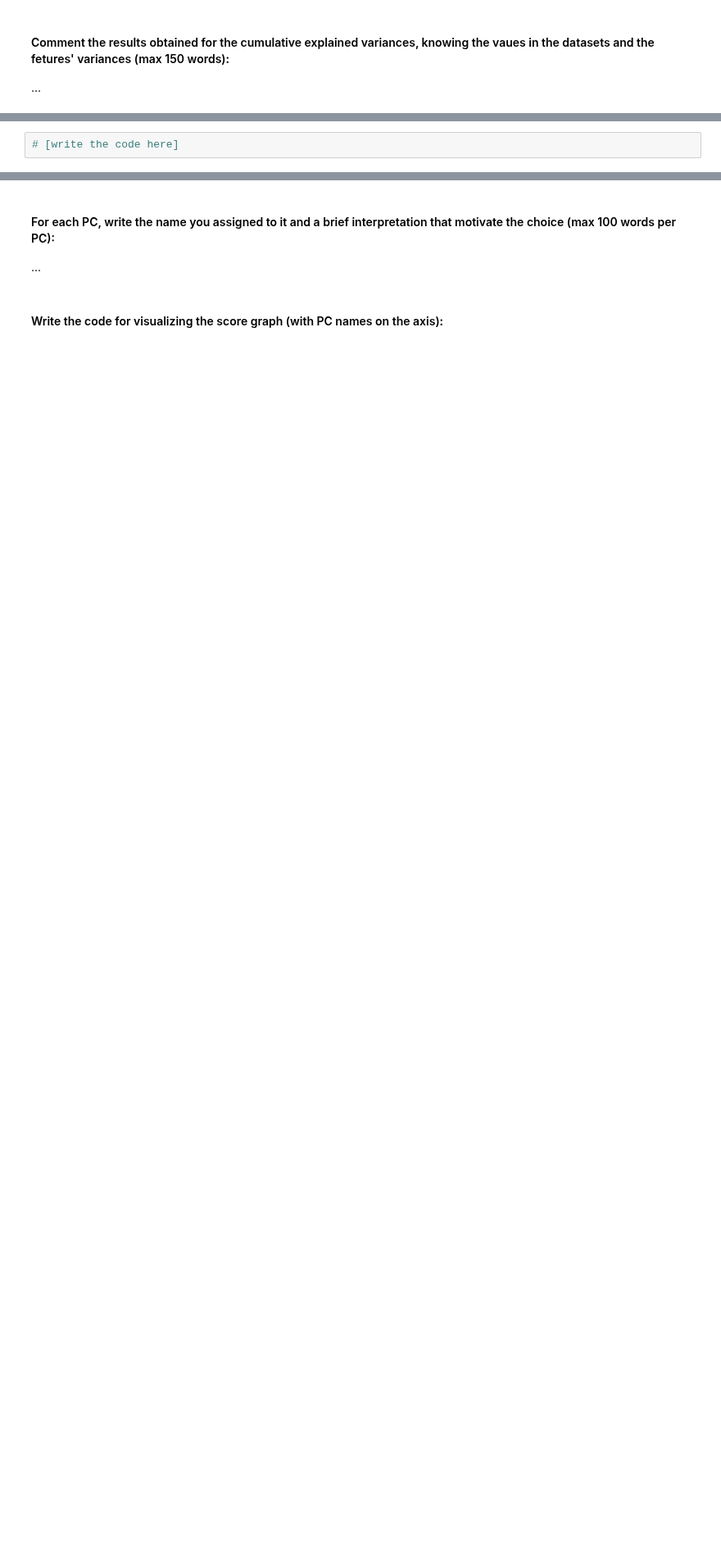
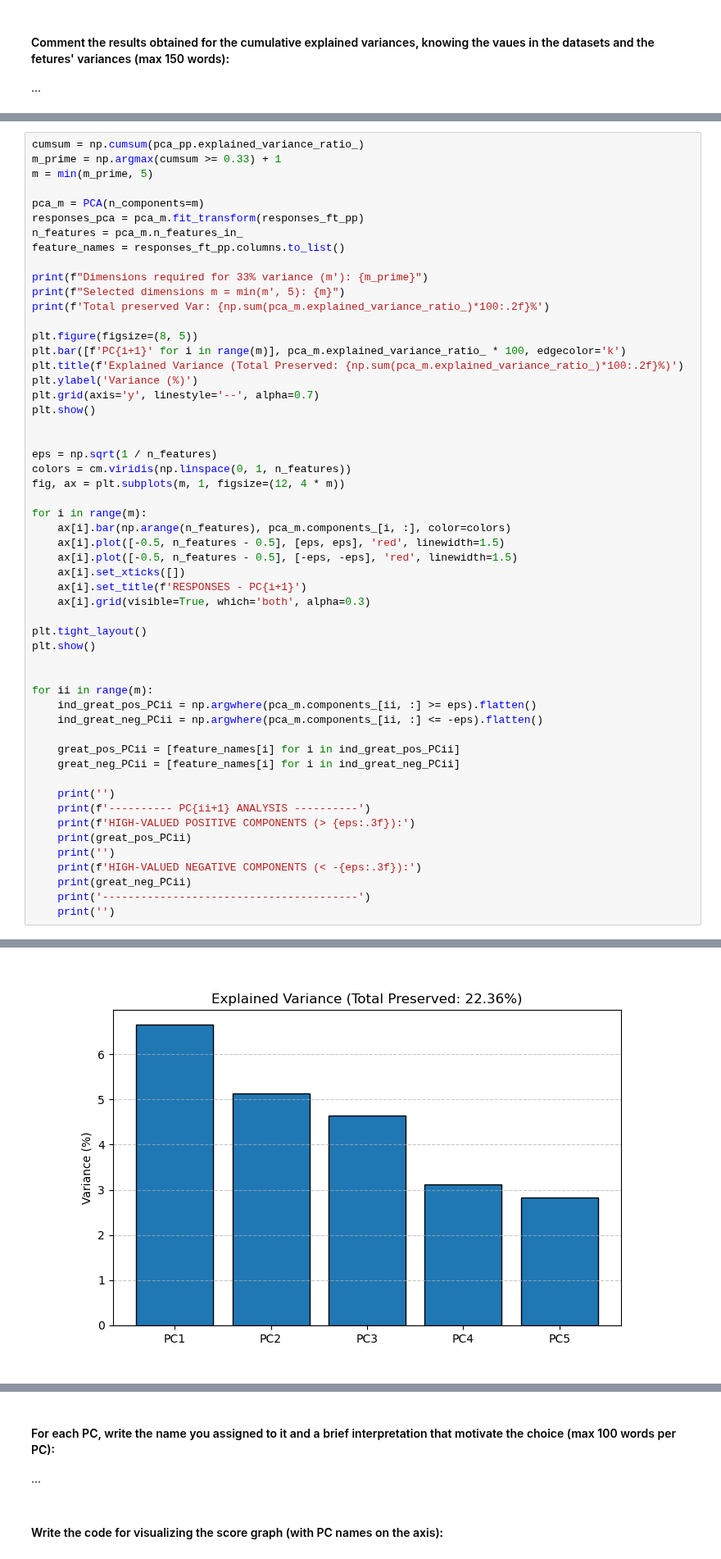
Before and after one commit to giorgiozoccatelli/ComputationalLinearAlgebra, a Jupyter notebook: PCA/HWpca2526_Rossi_Zoccatelli.ipynb, the cells around one changed output, grey strips where cells are left out. Shown at 82% size. Cells and saved outputs as stored; diff of their text form; blank space fills up the shorter version.

```diff
--- a/PCA/HWpca2526_Rossi_Zoccatelli.ipynb
+++ b/PCA/HWpca2526_Rossi_Zoccatelli.ipynb
@@ -438,4 +442,57 @@ In this exercise, you have to do the following operations:
 
 #### Write the code for computing the new PCA, for visualizing the $m$ PCs as barplots:
 # %%
-# [write the code here]
+cumsum = np.cumsum(pca_pp.explained_variance_ratio_)
+m_prime = np.argmax(cumsum >= 0.33) + 1
+m = min(m_prime, 5)
+
+pca_m = PCA(n_components=m)
+responses_pca = pca_m.fit_transform(responses_ft_pp)
+n_features = pca_m.n_features_in_
+feature_names = responses_ft_pp.columns.to_list()
+
+print(f"Dimensions required for 33% variance (m'): {m_prime}")
+print(f"Selected dimensions m = min(m', 5): {m}")
+print(f'Total preserved Var: {np.sum(pca_m.explained_variance_ratio_)*100:.2f}%')
+
+plt.figure(figsize=(8, 5))
+plt.bar([f'PC{i+1}' for i in range(m)], pca_m.explained_variance_ratio_ * 100, edgecolor='k')
+plt.title(f'Explained Variance (Total Preserved: {np.sum(pca_m.explained_variance_ratio_)*100:.2f}%)')
+plt.ylabel('Variance (%)')
+plt.grid(axis='y', linestyle='--', alpha=0.7)
+plt.show()
+
+
+eps = np.sqrt(1 / n_features)
+colors = cm.viridis(np.linspace(0, 1, n_features))
+fig, ax = plt.subplots(m, 1, figsize=(12, 4 * m))
+
+for i in range(m):
+    ax[i].bar(np.arange(n_features), pca_m.components_[i, :], color=colors)
+    ax[i].plot([-0.5, n_features - 0.5], [eps, eps], 'red', linewidth=1.5)
+    ax[i].plot([-0.5, n_features - 0.5], [-eps, -eps], 'red', linewidth=1.5)
+    ax[i].set_xticks([])
+    ax[i].set_title(f'RESPONSES - PC{i+1}')
+    ax[i].grid(visible=True, which='both', alpha=0.3)
+
+plt.tight_layout()
+plt.show()
+
+
+for ii in range(m):
+    ind_great_pos_PCii = np.argwhere(pca_m.components_[ii, :] >= eps).flatten()
+    ind_great_neg_PCii = np.argwhere(pca_m.components_[ii, :] <= -eps).flatten()
+
+    great_pos_PCii = [feature_names[i] for i in ind_great_pos_PCii]
+    great_neg_PCii = [feature_names[i] for i in ind_great_neg_PCii]
+
+    print('')
+    print(f'---------- PC{ii+1} ANALYSIS ----------')
+    print(f'HIGH-VALUED POSITIVE COMPONENTS (> {eps:.3f}):')
+    print(great_pos_PCii)
+    print('')
+    print(f'HIGH-VALUED NEGATIVE COMPONENTS (< -{eps:.3f}):')
+    print(great_neg_PCii)
+    print('----------------------------------------')
+    print('')
+# %% [output]
@@ -441,0 +502 @@ In this exercise, you have to do the following operations:
+[figure, added]
```
Also changed, not shown: parts of 5 cells of this notebook.
